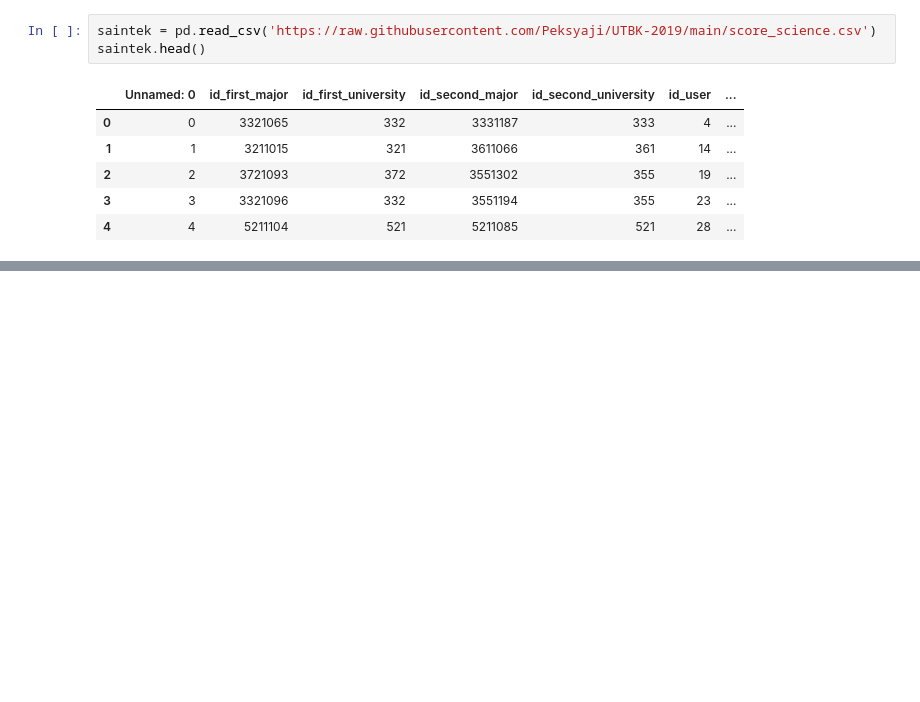
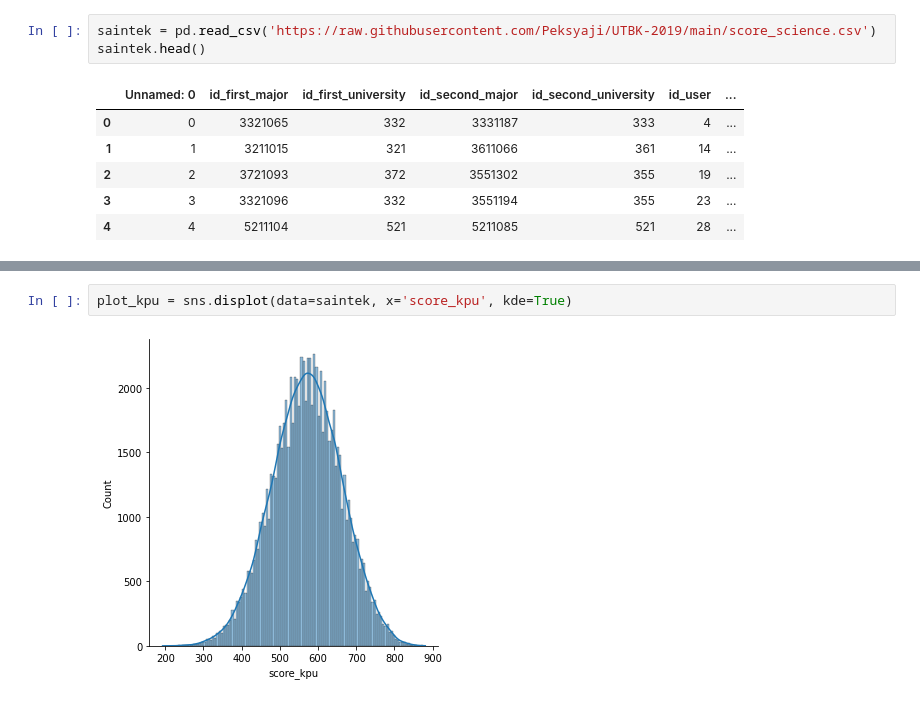
Before and after one commit to Peksyaji/UTBK-2019, a Jupyter notebook: UTBK_2019.ipynb, the cells around one changed output, grey strips where cells are left out. Cells and saved outputs as stored; diff of their text form; blank space fills up the shorter version.

```diff
--- a/UTBK_2019.ipynb
+++ b/UTBK_2019.ipynb
@@ -19,0 +73,4 @@ KeyError: ignored
+# %%
+plot_kpu = sns.displot(data=saintek, x='score_kpu', kde=True)
+# %% [output]
+[figure, added]
```
Also changed, not shown: parts of 12 cells of this notebook.
